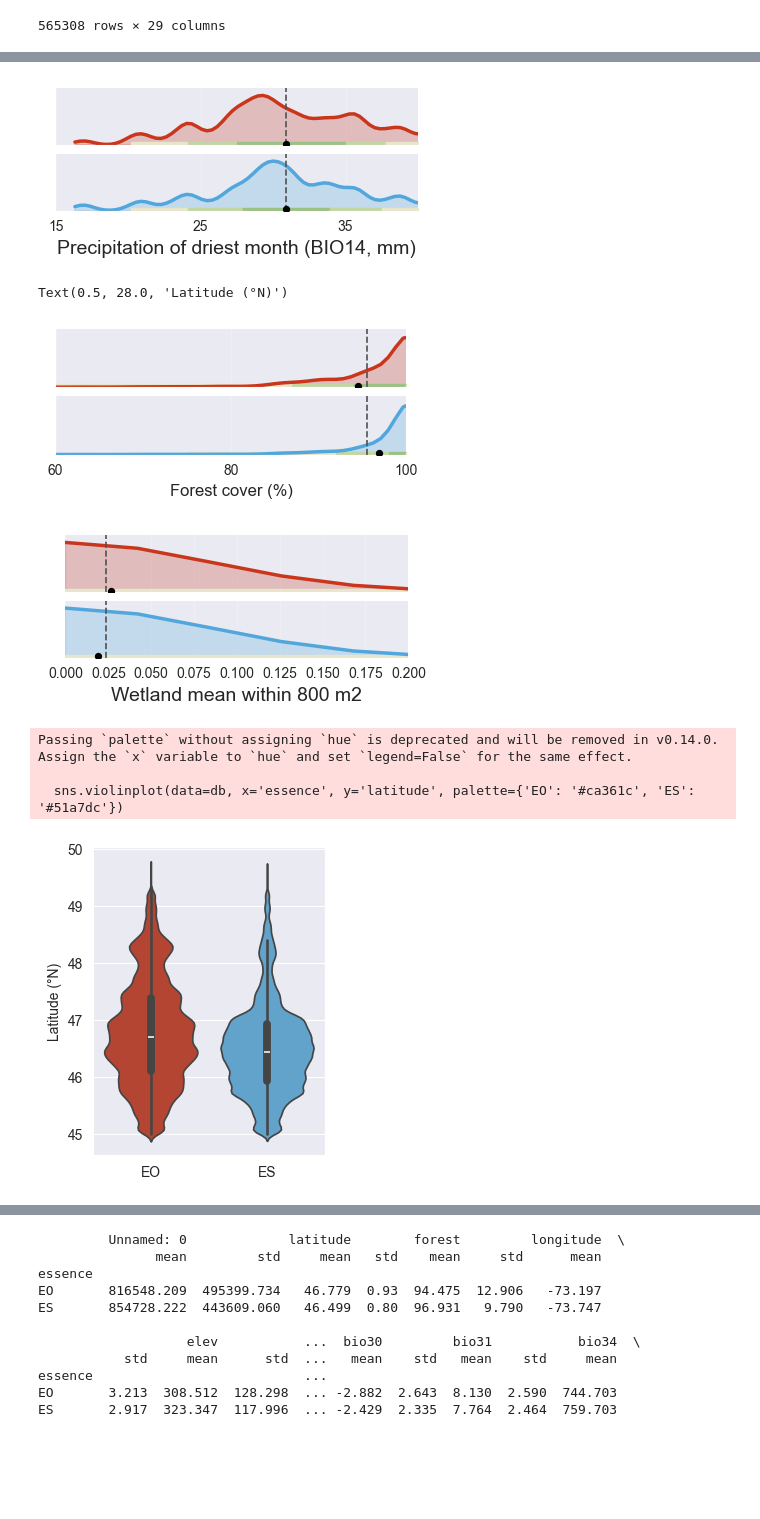
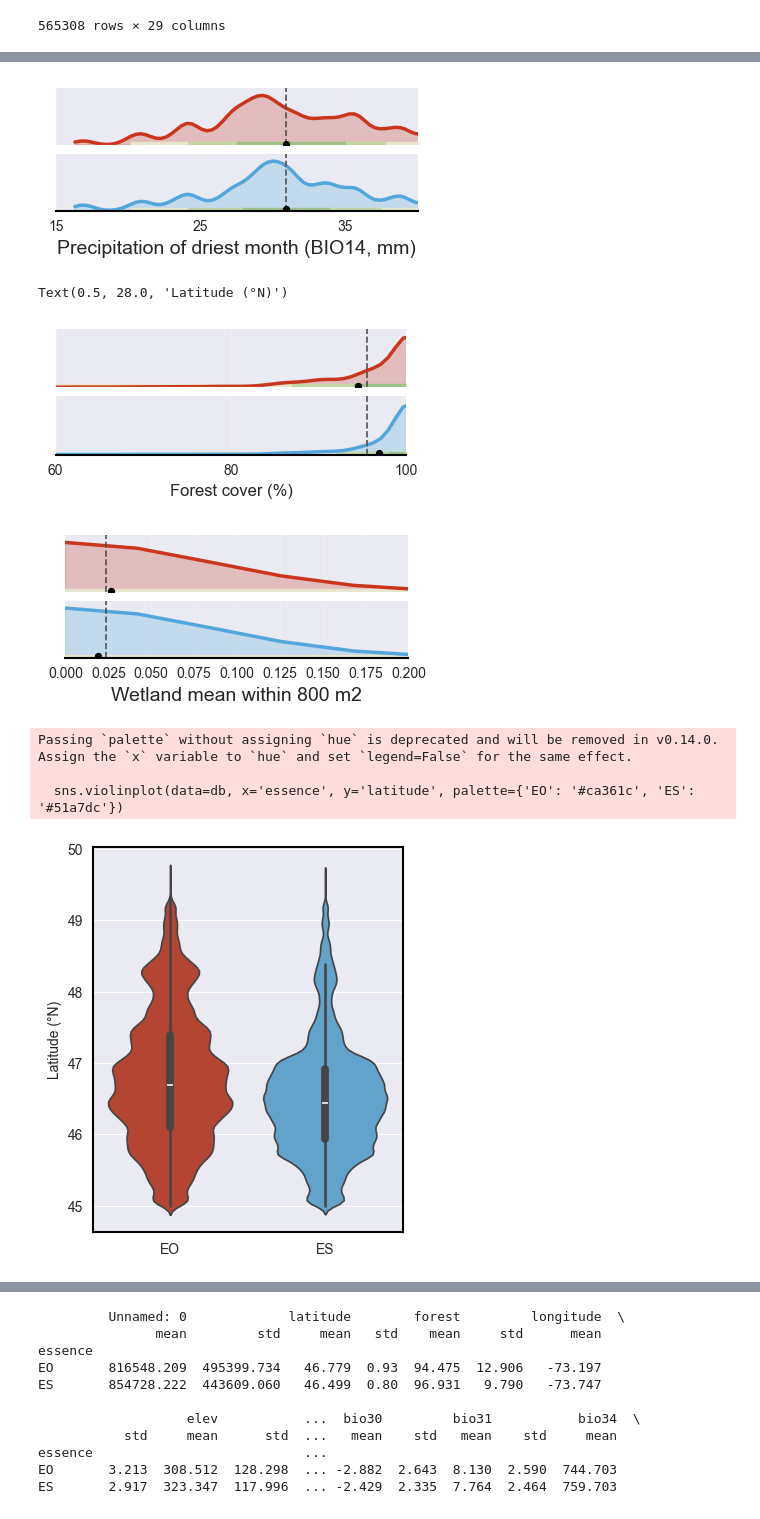
Before and after one commit to jorgelizarazo94/Maple_Quebecois, a Jupyter notebook: Maples_split.ipynb, the cells around one changed output, grey strips where cells are left out. Saved outputs shown, nothing was run; the diff lists cells and outputs as text; code cells hidden in the pictures; blank space fills up the shorter version.

```diff
--- a/Maples_split.ipynb
+++ b/Maples_split.ipynb
@@ -1039,6 +1079,10 @@ axs[-1].set_xlabel('Mean Humidity of the Wettest Quarter (%)', fontsize=14)
 
 plt.tight_layout()
 plt.subplots_adjust(hspace=0.15)
+ax = plt.gca()
+for spine in ax.spines.values():
+    spine.set_edgecolor('black')
+    spine.set_linewidth(1.5)
 plt.savefig('images/bio31.png', transparent=True, dpi=300)
 plt.show()
 # %% [output]
@@ -1123,11 +1167,15 @@ for ax in axs:
 
 plt.tight_layout()
 plt.subplots_adjust(hspace=0.15)
+ax = plt.gca()
+for spine in ax.spines.values():
+    spine.set_edgecolor('black')
+    spine.set_linewidth(1.5)
 plt.savefig('images/bio14.png', transparent=True, dpi=300)
 
 plt.show()
 # %% [output]
-[figure, old version]
+[figure, new version]
 # %%
 # KDE de distribución latitudinal
 def fresh():
@@ -1211,11 +1259,15 @@ for ax in axs:
 
 plt.tight_layout()
 plt.subplots_adjust(hspace=0.15)
+ax = plt.gca()
+for spine in ax.spines.values():
+    spine.set_edgecolor('black')
+    spine.set_linewidth(1.5)
 plt.savefig('images/forest.png', transparent=True, dpi=300)
 
 plt.show()
 # %% [output]
-[figure, old version]
+[figure, new version]
 # %%
 def fresh():
     return db_raw.copy()
@@ -1282,29 +1334,37 @@ axs[-1].set_xlabel('Wetland mean within 800 m2', fontsize=14)
 
 plt.tight_layout()
 plt.subplots_adjust(hspace=0.15)
+ax = plt.gca()
+for spine in ax.spines.values():
+    spine.set_edgecolor('black')
+    spine.set_linewidth(1.5)
 plt.savefig('images/wetland_mean_800m.png', transparent=True, dpi=300)
 plt.show()
 # %% [output]
-[figure, old version]
+[figure, new version]
 # %%
 import seaborn as sns
 
 def fresh():
     return db_raw.copy()
 
 db = fresh()
-plt.figure(figsize=(3,4))
+plt.figure(figsize=(4,5))
 sns.violinplot(data=db, x='essence', y='latitude', palette={'EO': '#ca361c', 'ES': '#51a7dc'})
 plt.ylabel('Latitude (°N)')
 plt.xlabel('')
 #plt.title('Latitudinal range of red and sugar maple')
+ax = plt.gca()
+for spine in ax.spines.values():
+    spine.set_edgecolor('black')
+    spine.set_linewidth(1.5)
 plt.savefig('images/Latitude.png', transparent=True, dpi=300)
 plt.show()
 # %% [output]
 Passing `palette` without assigning `hue` is deprecated and will be removed in v0.14.0. Assign the `x` variable to `hue` and set `legend=False` for the same effect.
 
   sns.violinplot(data=db, x='essence', y='latitude', palette={'EO': '#ca361c', 'ES': '#51a7dc'})
-[figure, old version]
+[figure, new version]
 # %%
 # Filter by species
 def fresh():
```
Also changed, not shown: parts of 12 cells of this notebook, 3 other files.
